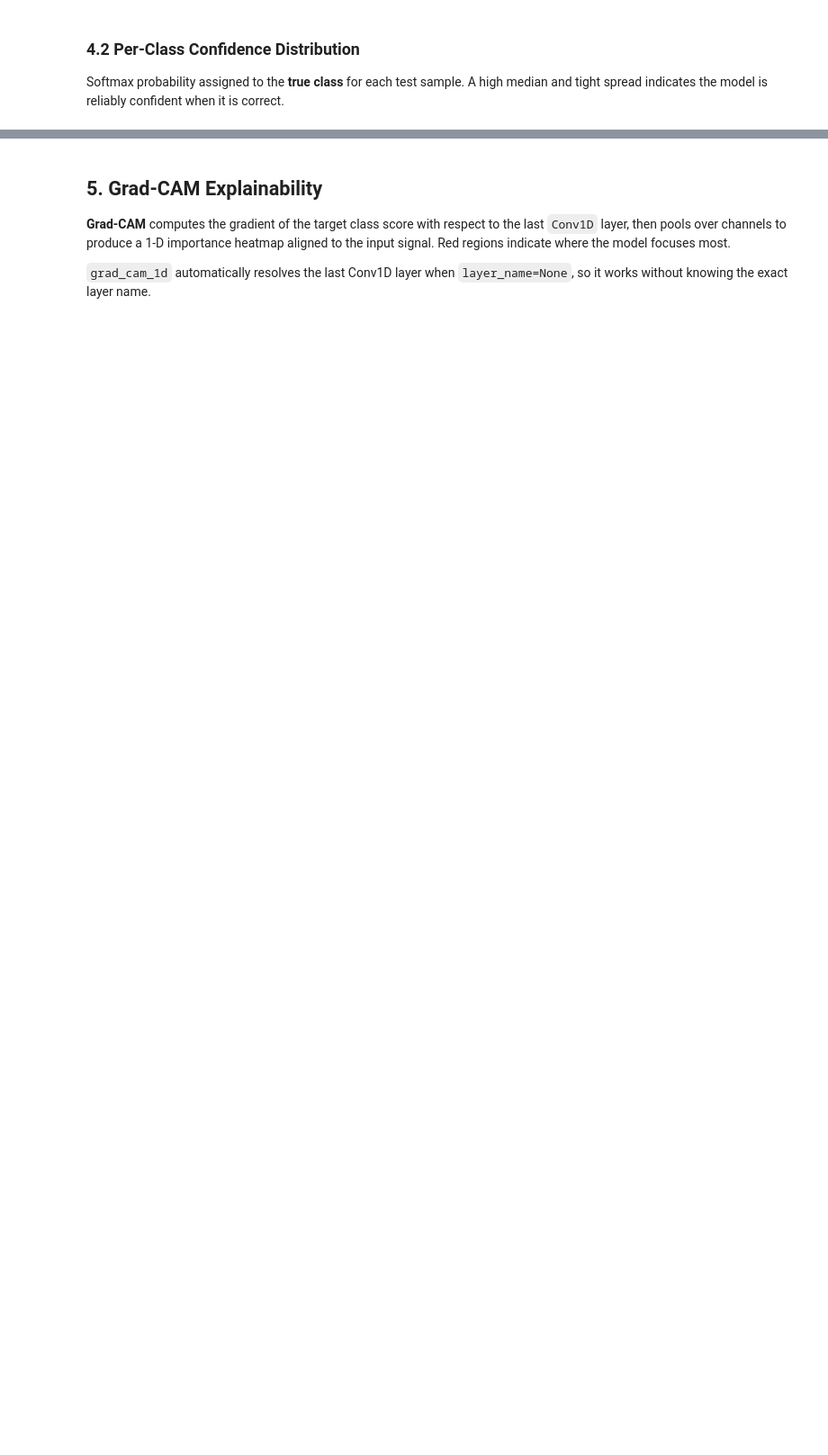
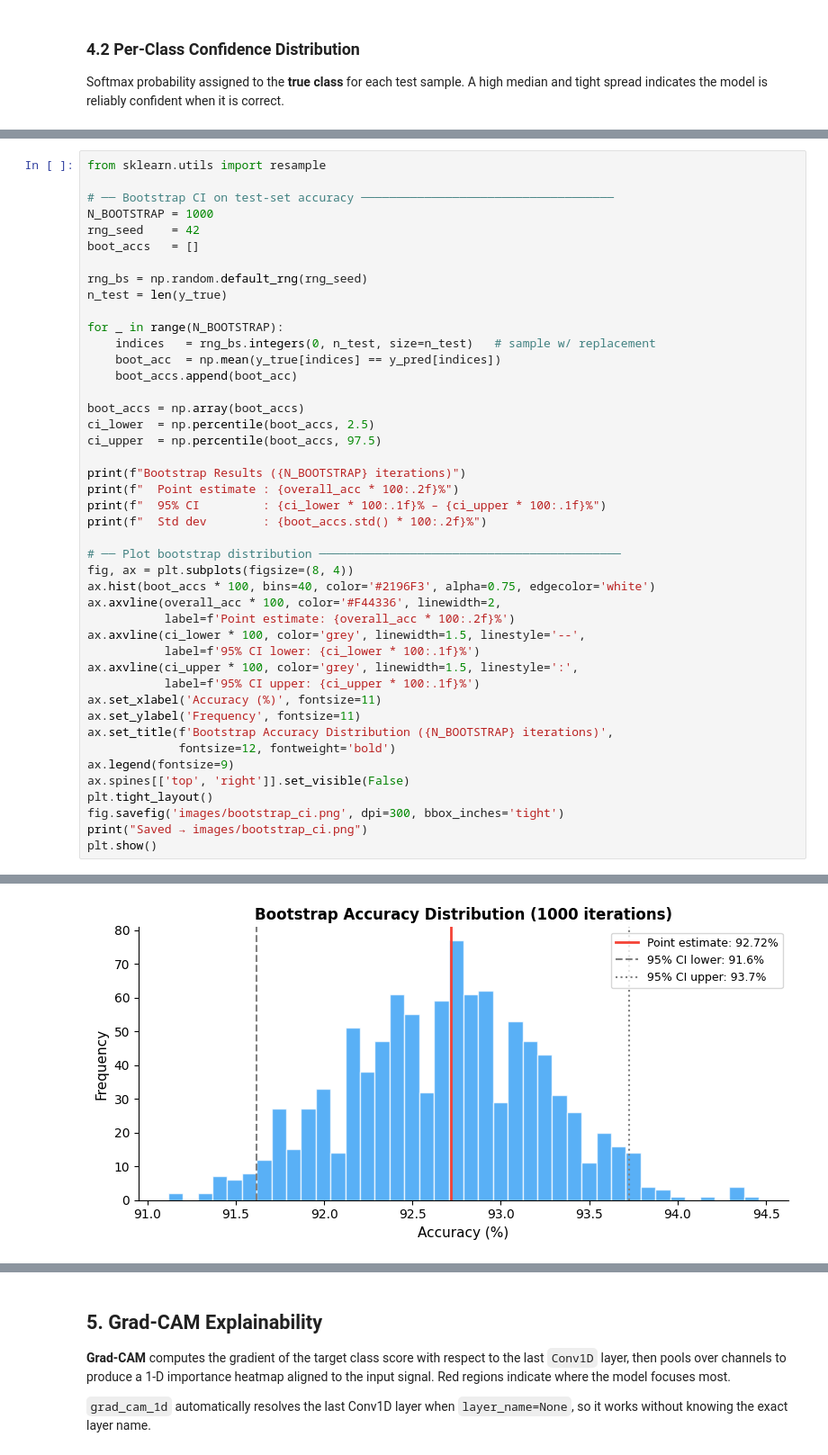
Before and after one commit to Sanugiw/ECG-Arrhythmia-Classifier, a Jupyter notebook: model_training.ipynb, the cells around one changed output, grey strips where cells are left out. Shown at 90% size. Saved outputs shown, nothing was run; the diff lists cells and outputs as text; blank space fills up the shorter version.

```diff
--- a/model_training.ipynb
+++ b/model_training.ipynb
@@ -592,0 +654,45 @@ plt.show()
+# %%
+from sklearn.utils import resample
+
+# ── Bootstrap CI on test-set accuracy ────────────────────────────────────
+N_BOOTSTRAP = 1000
+rng_seed    = 42
+boot_accs   = []
+
+rng_bs = np.random.default_rng(rng_seed)
+n_test = len(y_true)
+
+for _ in range(N_BOOTSTRAP):
+    indices   = rng_bs.integers(0, n_test, size=n_test)   # sample w/ replacement
+    boot_acc  = np.mean(y_true[indices] == y_pred[indices])
+    boot_accs.append(boot_acc)
+
+boot_accs = np.array(boot_accs)
+ci_lower  = np.percentile(boot_accs, 2.5)
+ci_upper  = np.percentile(boot_accs, 97.5)
+
+print(f"Bootstrap Results ({N_BOOTSTRAP} iterations)")
+print(f"  Point estimate : {overall_acc * 100:.2f}%")
+print(f"  95% CI         : {ci_lower * 100:.1f}% – {ci_upper * 100:.1f}%")
+print(f"  Std dev        : {boot_accs.std() * 100:.2f}%")
+
+# ── Plot bootstrap distribution ───────────────────────────────────────────
+fig, ax = plt.subplots(figsize=(8, 4))
+ax.hist(boot_accs * 100, bins=40, color='#2196F3', alpha=0.75, edgecolor='white')
+ax.axvline(overall_acc * 100, color='#F44336', linewidth=2,
+           label=f'Point estimate: {overall_acc * 100:.2f}%')
+ax.axvline(ci_lower * 100, color='grey', linewidth=1.5, linestyle='--',
+           label=f'95% CI lower: {ci_lower * 100:.1f}%')
+ax.axvline(ci_upper * 100, color='grey', linewidth=1.5, linestyle=':',
+           label=f'95% CI upper: {ci_upper * 100:.1f}%')
+ax.set_xlabel('Accuracy (%)', fontsize=11)
+ax.set_ylabel('Frequency', fontsize=11)
+ax.set_title(f'Bootstrap Accuracy Distribution ({N_BOOTSTRAP} iterations)',
+             fontsize=12, fontweight='bold')
+ax.legend(fontsize=9)
+ax.spines[['top', 'right']].set_visible(False)
+plt.tight_layout()
+fig.savefig('images/bootstrap_ci.png', dpi=300, bbox_inches='tight')
+print("Saved → images/bootstrap_ci.png")
+plt.show()
+# %% [output]
@@ -592,0 +704 @@ plt.show()
+[figure, added]
```
Also changed, not shown: parts of 20 cells of this notebook, 8 other files.
